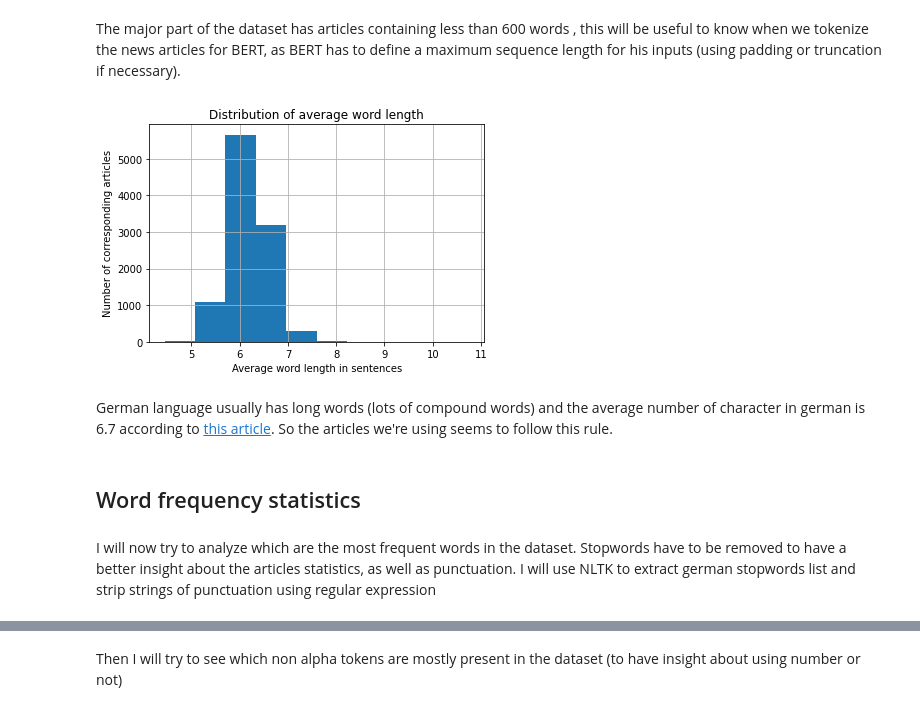
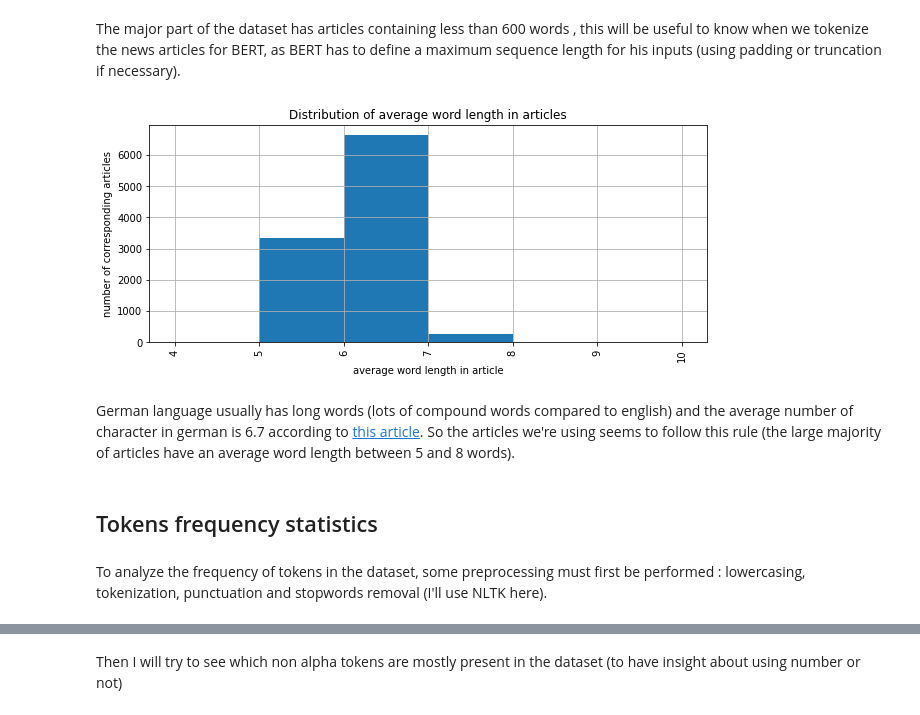
Before and after one commit to mathieulaiking/10k-german-news-classification, a Jupyter notebook: 1-eda_visualization.ipynb, the cells around one changed output, grey strips where cells are left out. Cells and saved outputs as stored; diff of their text form; code cells hidden in the pictures.

```diff
--- a/1-eda_visualization.ipynb
+++ b/1-eda_visualization.ipynb
@@ -62,11 +67,10 @@ First I will print some basic distributions in the dataset :
 * Distribution at word level
 * Distribution of average word lengths
 # %%
-char_nb_df = articles_df['text'].str.len()
-char_bins = [i for i in range(0,char_nb_df.max(),1000)]
-char_nb_df.hist(bins=char_bins, xrot=90, figsize=(10,4))
-plt.xticks(char_bins)
-plt.xlabel('Number of characters in article')
-plt.ylabel('Number of corresponding articles')
-plt.title('Distribution of number of characters in articles')
-plt.show()
+def plot_articles_distribution(df, bins, distribution):
+    df.hist(bins=bins, xrot=90, figsize=(10,4))
+    plt.xticks(bins)
+    plt.xlabel(f'{distribution} in article')
+    plt.ylabel('number of corresponding articles')
+    plt.title(f'Distribution of {distribution} in articles')
+    plt.show()
@@ -87,17 +90,14 @@ plt.show()
 The major part of the dataset has articles containing less than 600 words , this will be useful to know when we tokenize the news articles for BERT, as BERT has to define a maximum sequence length for his inputs (using padding or truncation if necessary).
 # %%
 avg_word_len_df = articles_df['text'].str.split().apply(lambda x : [len(i) for i in x]).map(lambda x: np.mean(x))
-avg_word_len_df.hist()
-plt.xlabel('Average word length in sentences')
-plt.ylabel('Number of corresponding articles')
-plt.title('Distribution of average word length')
-plt.show()
+avg_word_len_bins = [i for i in range(int(avg_word_len_df.min()),int(avg_word_len_df.max())+1,1)]
+plot_articles_distribution(avg_word_len_df, avg_word_len_bins,'average word length')
 # %% [output]
-[figure, old version]
+[figure, new version]
 # %% [markdown]
-German language usually has long words (lots of compound words) and the average number of character in german is 6.7 according to [this article](https://www.inter-contact.de/en/blog/text-length-languages?dt=1636454594184). So the articles we're using seems to follow this rule.
+German language usually has long words (lots of compound words compared to english) and the average number of character in german is 6.7 according to [this article](https://www.inter-contact.de/en/blog/text-length-languages?dt=1636454594184). So the articles we're using seems to follow this rule (the large majority of articles have an average word length between 5 and 8 words).
 # %% [markdown]
-## Word frequency statistics
+## Tokens frequency statistics
-# %% [markdown]
-I will now try to analyze which are the most frequent words in the dataset. Stopwords have to be removed to have a better insight about the articles statistics, as well as punctuation. I will use NLTK to extract german stopwords list and strip strings of punctuation using regular expression
+# %% [markdown]
+To analyze the frequency of tokens in the dataset, some preprocessing must first be performed : lowercasing, tokenization, punctuation and stopwords removal (I'll use NLTK here).
 # %%
```
Also changed, not shown: parts of 30 cells of this notebook, 3 other files.
